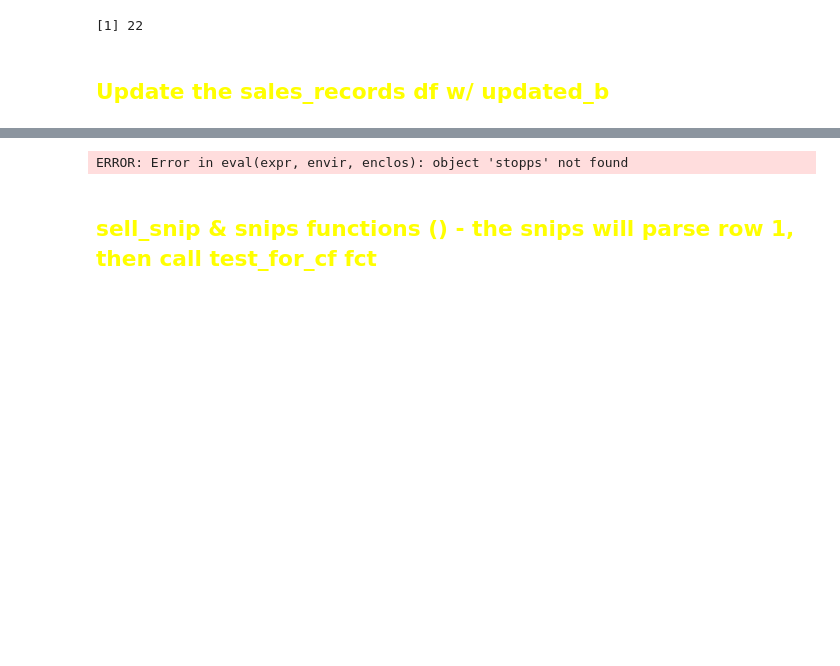
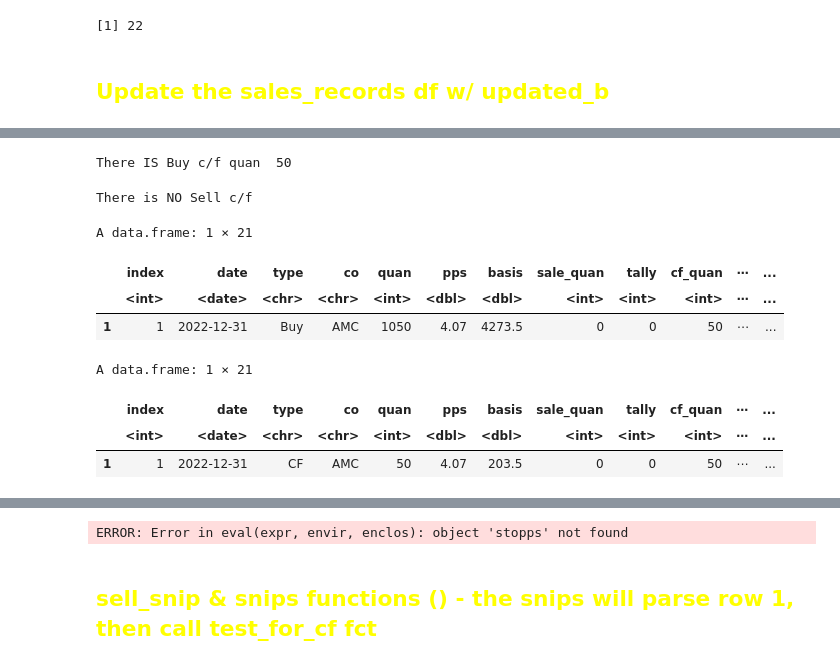
Before and after one commit to GrayCoHub/fifo_by_rows, a Jupyter notebook: fifo_rows_redo.ipynb, the cells around one changed output, grey strips where cells are left out. Cells and saved outputs as stored; diff of their text form; code cells hidden in the pictures; blank space fills up the shorter version.

```diff
--- a/fifo_rows_redo.ipynb
+++ b/fifo_rows_redo.ipynb
@@ -232,0 +240,14 @@ A data.frame: 1 × 21
+# %%
+# Here is is nec to update Buys[1, ]
+if (sale_records$cf_quan[1] > 0 ) {
+    cat("There IS Buy c/f quan ", sale_records$cf_quan, "\n")
+    temp <- sale_records[1,]
+    }
+# %% [output]
+There IS Buy c/f quan  50
+# %%
+if (sale_records$Sell_cf[1] == 0 ) {
+    cat("There is NO Sell c/f ", sale_records$Sell_quan, "\n")
+    }
+# %% [output]
+There is NO Sell c/f
@@ -232,0 +264,16 @@ A data.frame: 1 × 21
+# %%
+temp <- sale_records[1,]
+temp
+temp$type <- "CF"
+temp$quan <- temp$cf_quan
+temp$basis <- temp$cf_basis
+temp
+# %% [output]
+A data.frame: 1 × 21
+|  | index | date | type | co | quan | pps | basis | sale_quan | tally | cf_quan | ⋯ | ... |
+|  | <int> | <date> | <chr> | <chr> | <int> | <dbl> | <dbl> | <int> | <int> | <int> | ⋯ | ... |
+| 1 | 1 | 2022-12-31 | Buy | AMC | 1050 | 4.07 | 4273.5 | 0 | 0 | 50 | ⋯ | ... |
+A data.frame: 1 × 21
+|  | index | date | type | co | quan | pps | basis | sale_quan | tally | cf_quan | ⋯ | ... |
+|  | <int> | <date> | <chr> | <chr> | <int> | <dbl> | <dbl> | <int> | <int> | <int> | ⋯ | ... |
+| 1 | 1 | 2022-12-31 | CF | AMC | 50 | 4.07 | 203.5 | 0 | 0 | 50 | ⋯ | ... |
```
Also changed, not shown: parts of 14 cells of this notebook, 1 other file.
